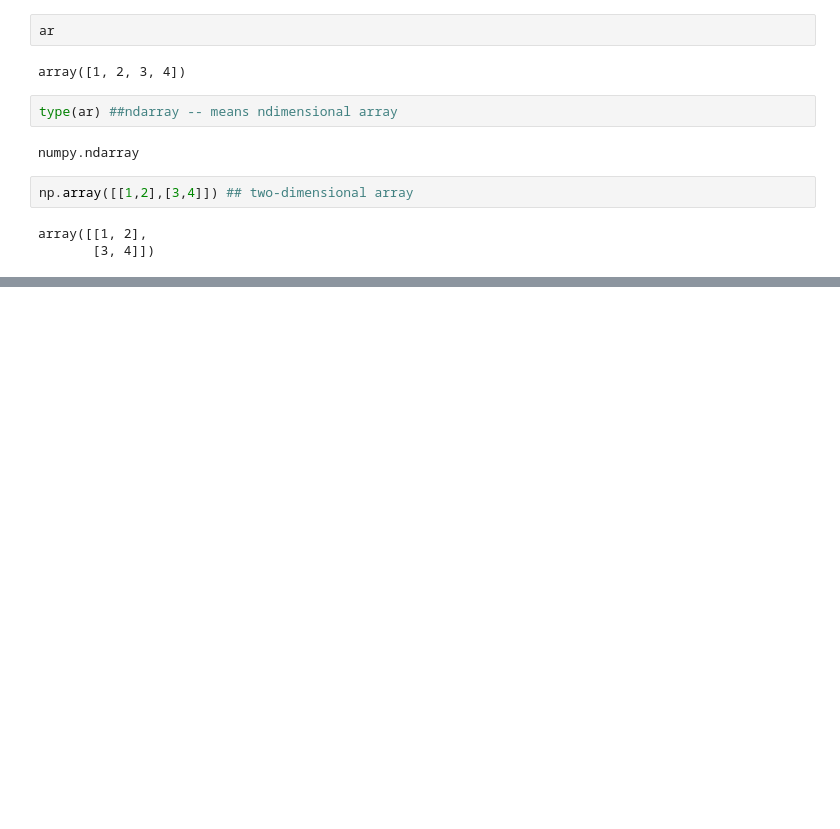
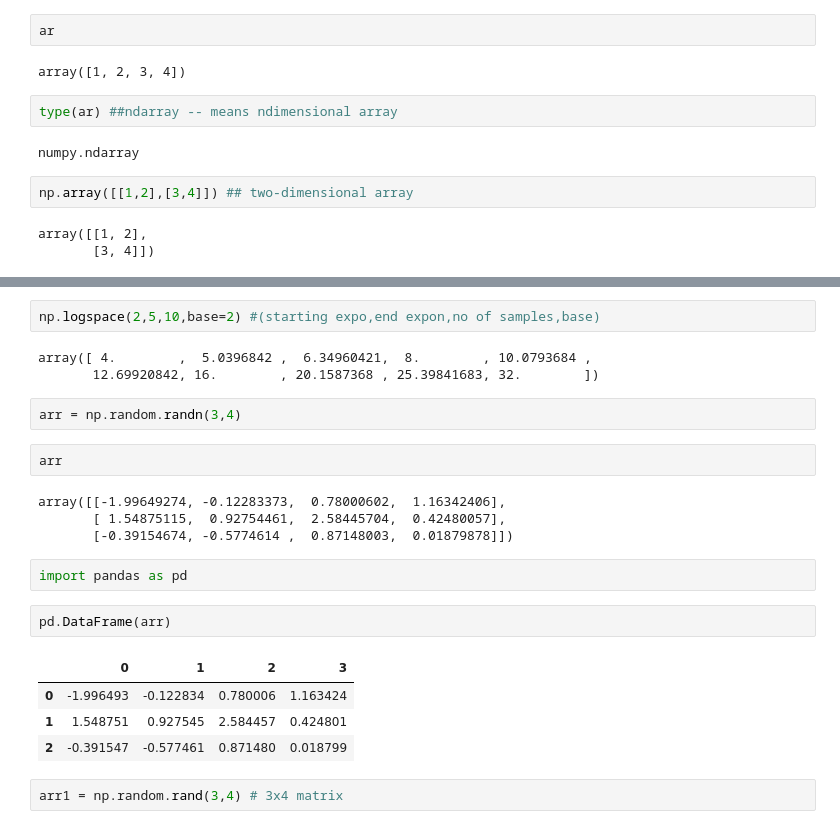
Before and after one commit to akhileshdutt/DataScience_learning, a Jupyter notebook: Libraries/Numpy/Numpy_basics.ipynb, the cells around one changed output, grey strips where cells are left out. Drawn from its saved outputs; the diff is of its cells as text; blank space fills up the shorter version.

```diff
--- a/Libraries/Numpy/Numpy_basics.ipynb
+++ b/Libraries/Numpy/Numpy_basics.ipynb
@@ -19,0 +248,24 @@ array([[1, 2],
+# %%
+np.logspace(2,5,10,base=2) #(starting expo,end expon,no of samples,base)
+# %% [output]
+array([ 4.        ,  5.0396842 ,  6.34960421,  8.        , 10.0793684 ,
+       12.69920842, 16.        , 20.1587368 , 25.39841683, 32.        ])
+# %%
+arr = np.random.randn(3,4)
+# %%
+arr
+# %% [output]
+array([[-1.99649274, -0.12283373,  0.78000602,  1.16342406],
+       [ 1.54875115,  0.92754461,  2.58445704,  0.42480057],
+       [-0.39154674, -0.5774614 ,  0.87148003,  0.01879878]])
+# %%
+import pandas as pd
+# %%
+pd.DataFrame(arr)
+# %% [output]
+|  | 0 | 1 | 2 | 3 |
+| 0 | -1.996493 | -0.122834 | 0.780006 | 1.163424 |
+| 1 | 1.548751 | 0.927545 | 2.584457 | 0.424801 |
+| 2 | -0.391547 | -0.577461 | 0.871480 | 0.018799 |
+# %%
+arr1 = np.random.rand(3,4) # 3x4 matrix
```
Also changed, not shown: parts of 128 cells of this notebook, 2 other files.
